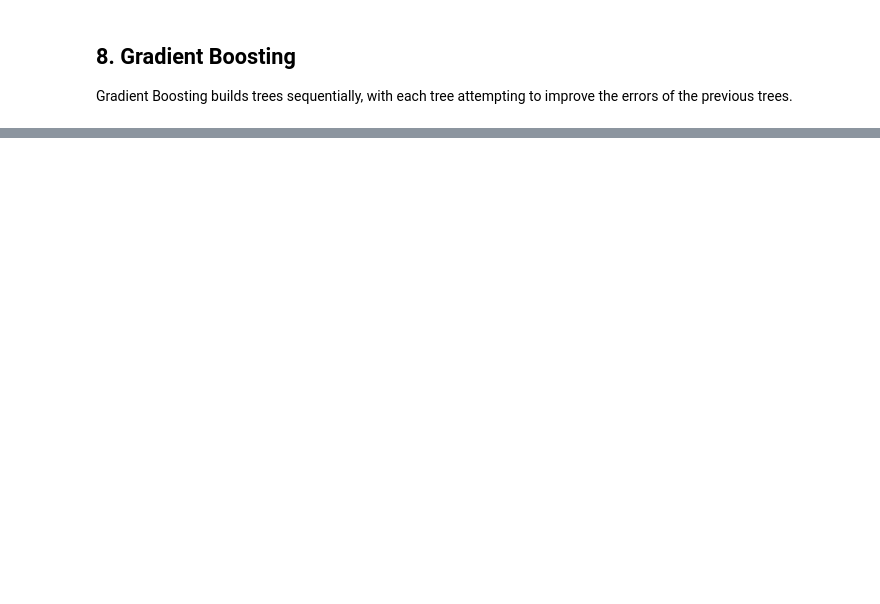
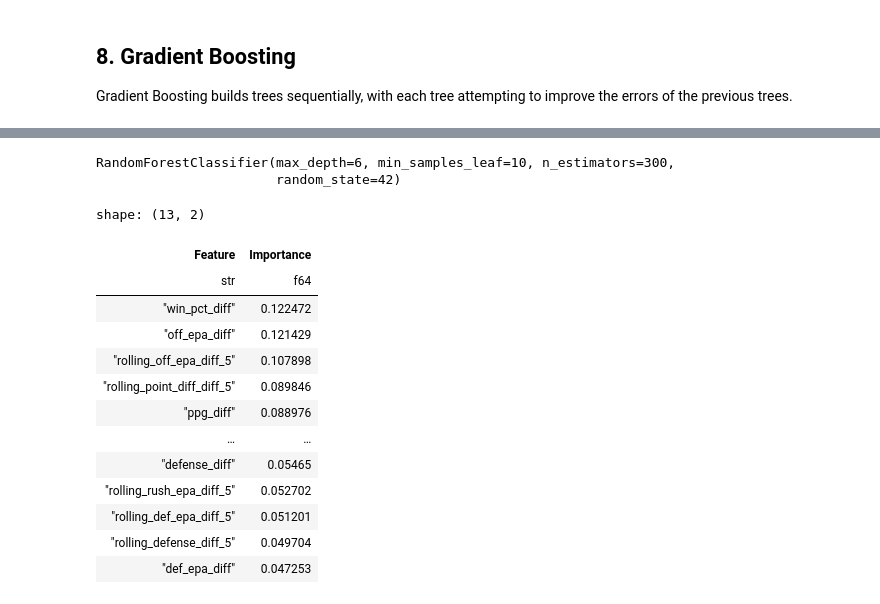
Before and after one commit to Joaquin2108/NFL-GamePredictor, a Jupyter notebook: Notebooks/modeling.ipynb, the cells around one changed output, grey strips where cells are left out. Saved outputs shown, nothing was run; the diff lists cells and outputs as text; code cells hidden in the pictures; blank space fills up the shorter version.

```diff
--- a/Notebooks/modeling.ipynb
+++ b/Notebooks/modeling.ipynb
@@ -478,0 +537,38 @@ The next version will introduce efficiency-based features, including offensive a
+# %%
+# Train the final V3 Random Forest again
+rf_model = RandomForestClassifier(
+    n_estimators=300,
+    max_depth=6,
+    min_samples_leaf=10,
+    random_state=42
+)
+
+rf_model.fit(X_train_v3, y_train_v3)
+# %% [output]
+RandomForestClassifier(max_depth=6, min_samples_leaf=10, n_estimators=300,
+                       random_state=42)
+# %%
+feature_importance = (
+    pl.DataFrame({
+        "Feature": v3_features,
+        "Importance": rf_model.feature_importances_,
+    })
+    .sort("Importance", descending=True)
+)
+
+feature_importance
+# %% [output]
+shape: (13, 2)
+| Feature | Importance |
+| str | f64 |
+| "win_pct_diff" | 0.122472 |
+| "off_epa_diff" | 0.121429 |
+| "rolling_off_epa_diff_5" | 0.107898 |
+| "rolling_point_diff_diff_5" | 0.089846 |
+| "ppg_diff" | 0.088976 |
+| … | … |
+| "defense_diff" | 0.05465 |
+| "rolling_rush_epa_diff_5" | 0.052702 |
+| "rolling_def_epa_diff_5" | 0.051201 |
+| "rolling_defense_diff_5" | 0.049704 |
+| "def_epa_diff" | 0.047253 |
```
Also changed, not shown: parts of 44 cells of this notebook.
